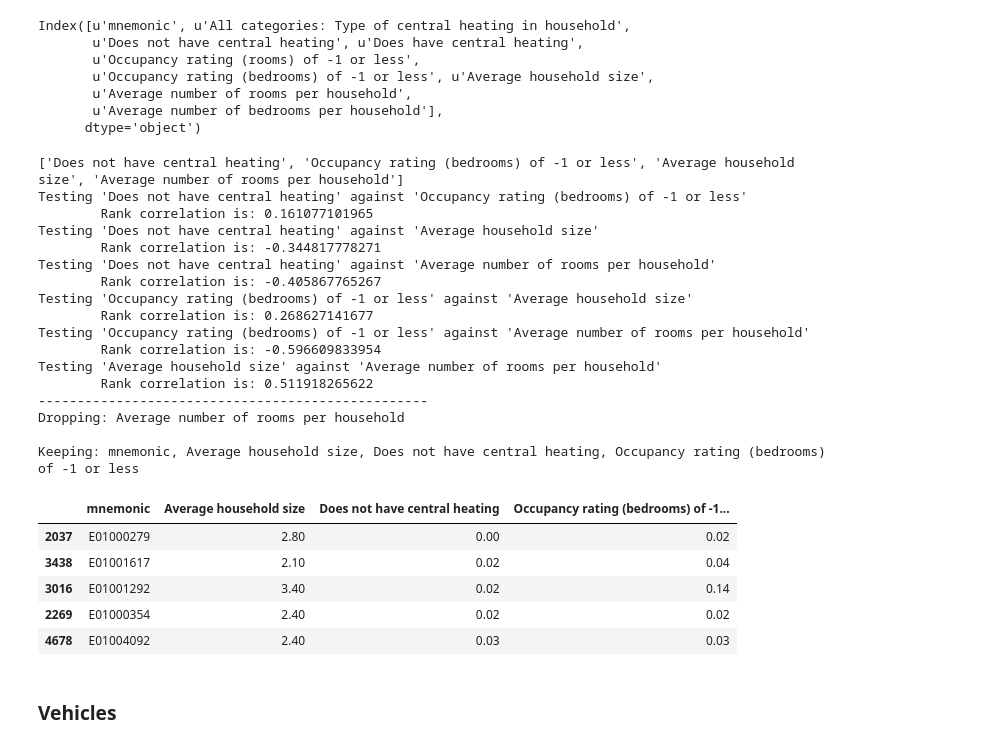
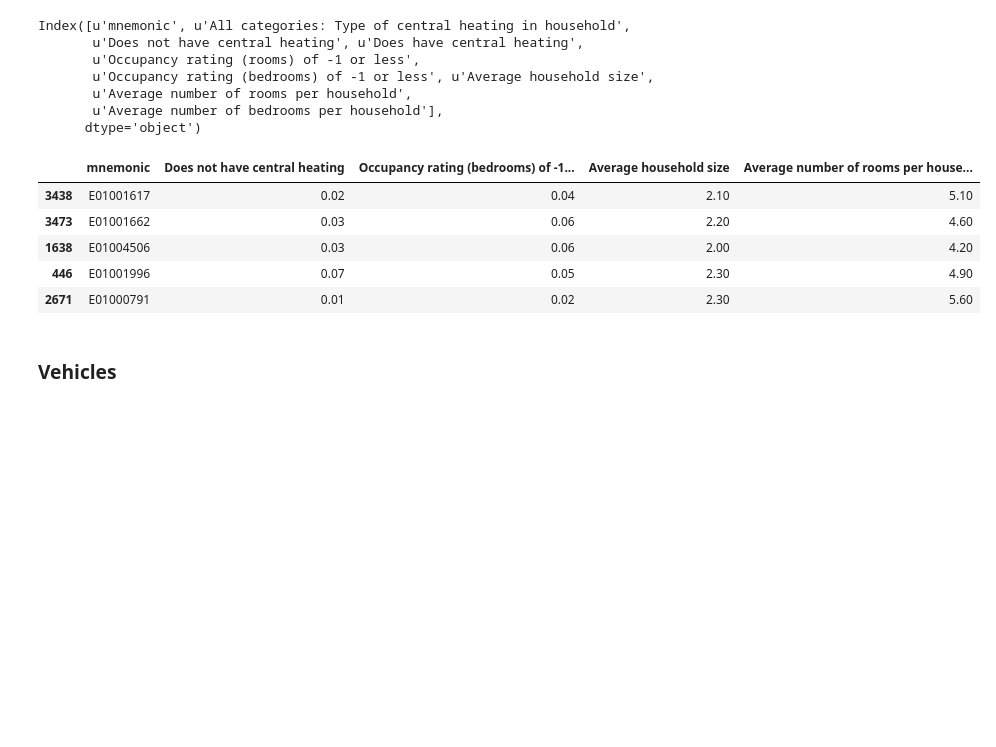
Before and after one commit to kingsgeocomp/applied_gsa, a Jupyter notebook: Week 3-Clustering & Geodemographics.ipynb, the cells around one changed output. Saved outputs shown, nothing was run; the diff lists cells and outputs as text; code cells hidden in the pictures; blank space fills up the shorter version.

```diff
--- a/Week 3-Clustering & Geodemographics.ipynb
+++ b/Week 3-Clustering & Geodemographics.ipynb
@@ -247,6 +247,3 @@ for c in selection:
     if nm == 'e':
         nm = 'Caravan'
     d_pct[nm] = pd.Series(d[t][c].astype(float)/d[t]['Total Properties'].astype(float))
-# %%
-d[t + 'pct'] = d_pct
-d_pct.describe()
@@ -311,2 +250,3 @@ sns.pairplot(d_pct.ix[:,to_keep])
 # %%
-d[t + '_pct'] = d_pct.ix[:, to_keep]
+d[t + '_pct'] = d_pct
+d[t + '_pct'].sample(5)
@@ -421,3 +310,0 @@ Keeping: mnemonic, Age 45 to 64, Age 15 to 24, Age 5 to 14, Age 0 to 4
-# %%
-d[t + '_pct'] = d_pct.ix[:, to_keep]
-d[t+'_pct'].sample(5)
@@ -534,86 +369,41 @@ Index([u'mnemonic', u'All categories: Type of central heating in household',
       dtype='object')
 # %%
 # Select the columns we're interested in analysing
-selection = ['Does not have central heating', 'Occupancy rating (bedrooms) of -1 or less', 'Average household size', 'Average number of rooms per household']
-print(selection)
+selection = ['Does not have central heating', 'Occupancy rating (bedrooms) of -1 or less',
+             'Average household size', 'Average number of rooms per household']
 
 # Create a new data frame to
 # hold the percentage values
 # and initialise it with only
 # the 'mnemonic' (i.e. GeoCode)
 d_pct = pd.concat(
     [d[t]['mnemonic']],
     axis=1,
     keys=['mnemonic'])
 
 # For each of the columns remaining
 # in the select
 c = 'Does not have central heating'
 d_pct[c] = pd.Series(d[t][c].astype(float)/d[t]['All categories: Type of central heating in household'].astype(float))
 
 c = 'Occupancy rating (bedrooms) of -1 or less'
 d_pct[c] = pd.Series(d[t][c].astype(float)/d[t]['All categories: Type of central heating in household'].astype(float))
 
 c = 'Average household size'
 d_pct[c] = pd.Series(d[t][c].astype(float))
 
 c = 'Average number of rooms per household'
 d_pct[c] = pd.Series(d[t][c].astype(float))
 
-d[t + 'pct'] = d_pct
-d_pct.describe()
-
-from math import fabs
-from itertools import combinations
-
-# We will take a naive approach and
-# just remove the *second* term of
-# any pair with a correlation
-# greater than 0.3 without seeing if
-# it's the first that is the problem.
-to_rm = []
-
-for p in combinations(d_pct.columns[1:], 2):
-    print("Testing '" + p[0] + "' against '" + p[1] + "'")
-    corr = d_pct[p[0]].corr(d_pct[p[1]], method='spearman')
-    print("\tRank correlation is: " + str(corr))
-    if fabs(corr) > 0.50 and p[0] not in to_rm:
-        to_rm.append(p[1])
-
-print("-" * 50)
-print("Dropping: " + ", ".join(set(to_rm)))
-
-print(" ")
-
-to_keep = set(d_pct.columns).difference(set(to_rm))
-print("Keeping: " + ", ".join(to_keep))
-
-d[t + '_pct'] = d_pct.ix[:, to_keep]
-d[t+'_pct'].sample(5)
+d[t + '_pct'] = d_pct
+d[t + '_pct'].sample(5)
 # %% [output]
-['Does not have central heating', 'Occupancy rating (bedrooms) of -1 or less', 'Average household size', 'Average number of rooms per household']
-Testing 'Does not have central heating' against 'Occupancy rating (bedrooms) of -1 or less'
-        Rank correlation is: 0.161077101965
-Testing 'Does not have central heating' against 'Average household size'
-        Rank correlation is: -0.344817778271
-Testing 'Does not have central heating' against 'Average number of rooms per household'
-        Rank correlation is: -0.405867765267
-Testing 'Occupancy rating (bedrooms) of -1 or less' against 'Average household size'
-        Rank correlation is: 0.268627141677
-Testing 'Occupancy rating (bedrooms) of -1 or less' against 'Average number of rooms per household'
-        Rank correlation is: -0.596609833954
-Testing 'Average household size' against 'Average number of rooms per household'
-        Rank correlation is: 0.511918265622
---------------------------------------------------
-Dropping: Average number of rooms per household
-
-Keeping: mnemonic, Average household size, Does not have central heating, Occupancy rating (bedrooms) of -1 or less
-|  | mnemonic | Average household size | Does not have central heating | Occupancy rating (bedrooms) of -1... |
-| 2037 | E01000279 | 2.80 | 0.00 | 0.02 |
-| 3438 | E01001617 | 2.10 | 0.02 | 0.04 |
-| 3016 | E01001292 | 3.40 | 0.02 | 0.14 |
-| 2269 | E01000354 | 2.40 | 0.02 | 0.02 |
-| 4678 | E01004092 | 2.40 | 0.03 | 0.03 |
+|  | mnemonic | Does not have central heating | Occupancy rating (bedrooms) of -1... | Average household size | Average number of rooms per house... |
+| 3438 | E01001617 | 0.02 | 0.04 | 2.10 | 5.10 |
+| 3473 | E01001662 | 0.03 | 0.06 | 2.20 | 4.60 |
+| 1638 | E01004506 | 0.03 | 0.06 | 2.00 | 4.20 |
+| 446 | E01001996 | 0.07 | 0.05 | 2.30 | 4.90 |
+| 2671 | E01000791 | 0.01 | 0.02 | 2.30 | 5.60 |
 # %% [markdown]
 ### Vehicles
 # %%
```
Also changed, not shown: parts of 62 cells of this notebook.
